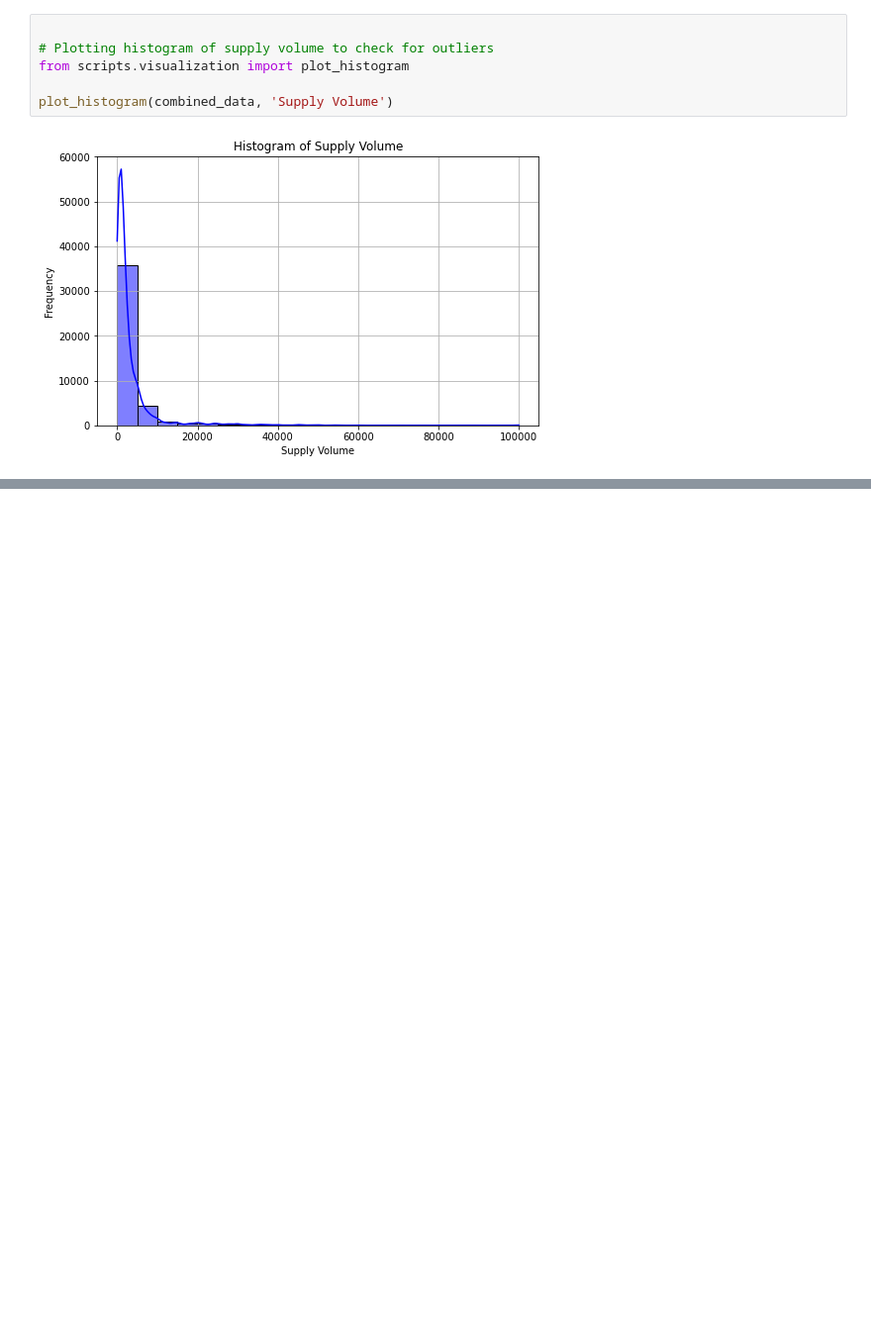
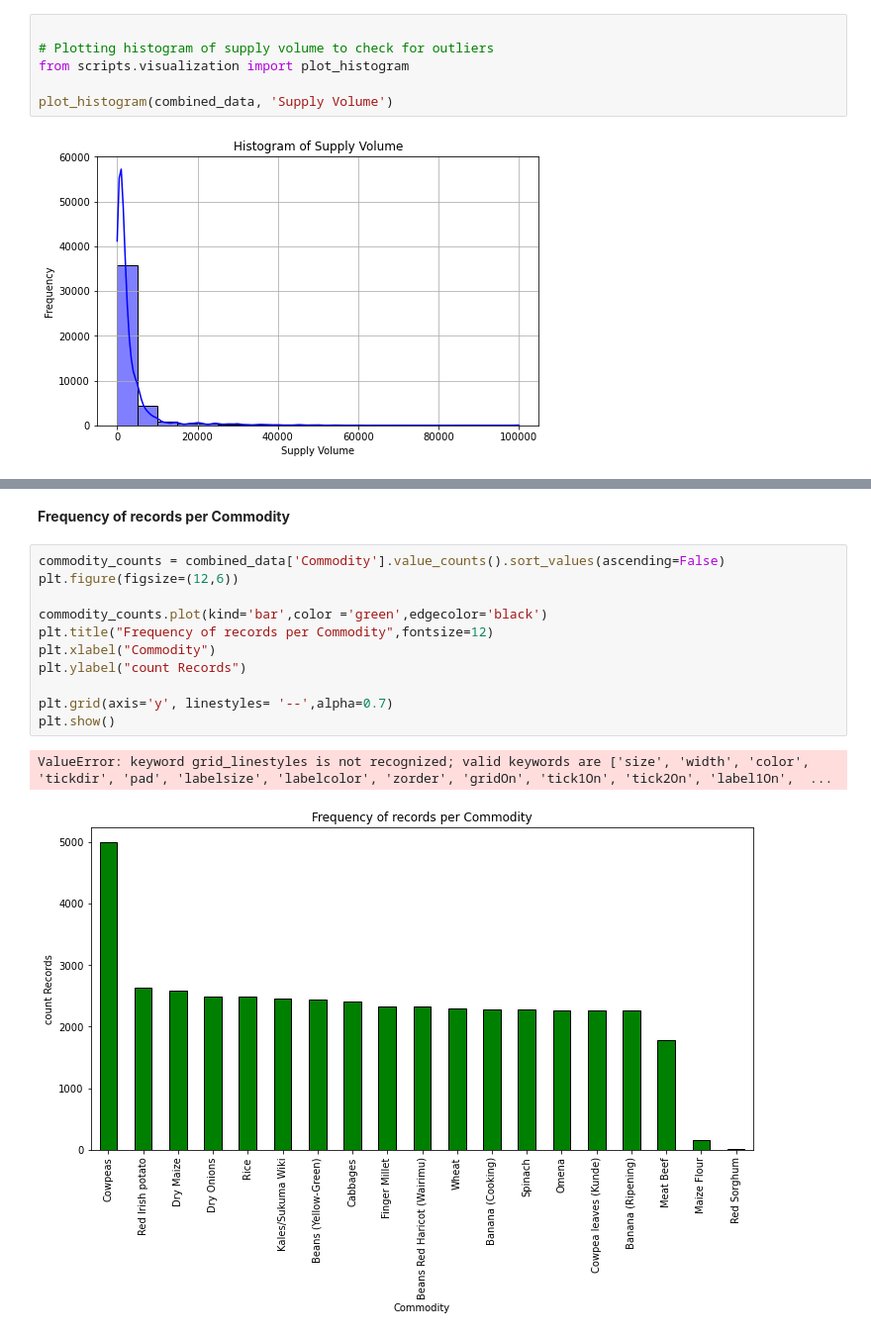
Before and after one commit to Victor-Mufasa/Agricultural-Commodity-Price-Forecasting, a Jupyter notebook: notebook/graham.ipynb, the cells around one changed output, grey strips where cells are left out. Shown at 99% size. Drawn from its saved outputs; the diff is of its cells as text; blank space fills up the shorter version.

```diff
--- a/notebook/graham.ipynb
+++ b/notebook/graham.ipynb
@@ -354,0 +361,16 @@ plot_histogram(combined_data, 'Supply Volume')
+# %% [markdown]
+**Frequency of records per Commodity**
+# %%
+commodity_counts = combined_data['Commodity'].value_counts().sort_values(ascending=False)
+plt.figure(figsize=(12,6))
+
+commodity_counts.plot(kind='bar',color ='green',edgecolor='black')
+plt.title("Frequency of records per Commodity",fontsize=12)
+plt.xlabel("Commodity")
+plt.ylabel("count Records")
+
+plt.grid(axis='y', linestyles= '--',alpha=0.7)
+plt.show()
+# %% [output]
+ValueError: keyword grid_linestyles is not recognized; valid keywords are ['size', 'width', 'color', 'tickdir', 'pad', 'labelsize', 'labelcolor', 'zorder', 'gridOn', 'tick1On', 'tick2On', 'label1On',  ...
+[figure, added]
```
Also changed, not shown: parts of 12 cells of this notebook.
